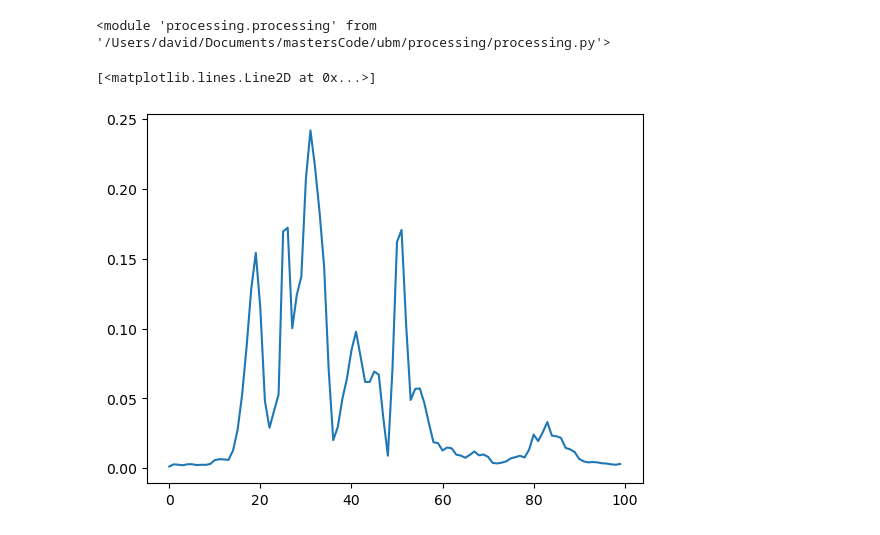
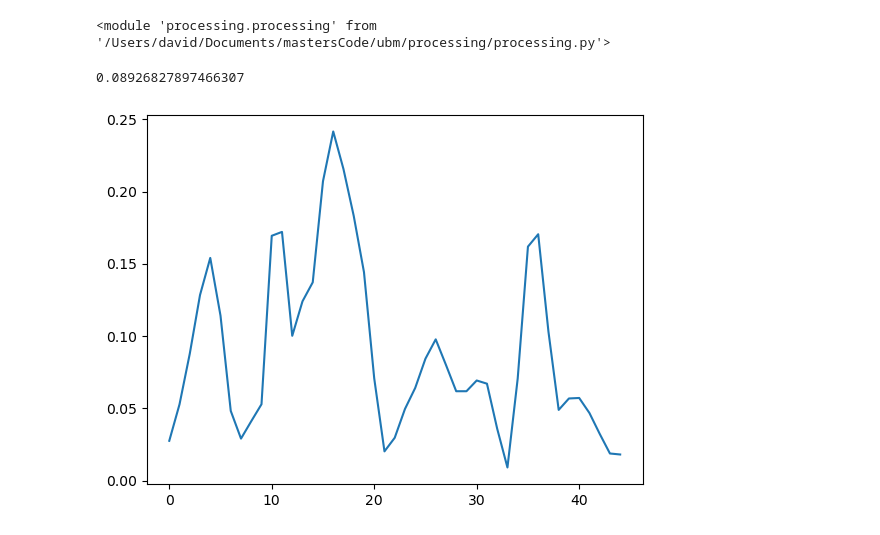
Before and after one commit to Davidjames9610/ubm, a Jupyter notebook: classifiers/fhmm/development/whale_verification_v1.ipynb, the cells around one changed output. Saved outputs shown, nothing was run; the diff lists cells and outputs as text; code cells hidden in the pictures.

```diff
--- a/classifiers/fhmm/development/whale_verification_v1.ipynb
+++ b/classifiers/fhmm/development/whale_verification_v1.ipynb
@@ -51,10 +51,11 @@ for file in adsTrain.files:
 # all_sounds = np.array([item for sublist in all_sounds for item in sublist])
 # %%
 ap = utils.periodic_power(all_sounds[0], 1000, 500)
-plt.plot(ap)
+plt.plot(ap[15:60])
+np.mean(ap[15:60])
 # %% [output]
-[<matplotlib.lines.Line2D at 0x...>]
+0.08926827897466307
-[figure, old version]
+[figure, new version]
 # %%
 # processing
 # snr needs to be updated here,
```
Also changed, not shown: parts of 2 cells of this notebook, 4 other files.
